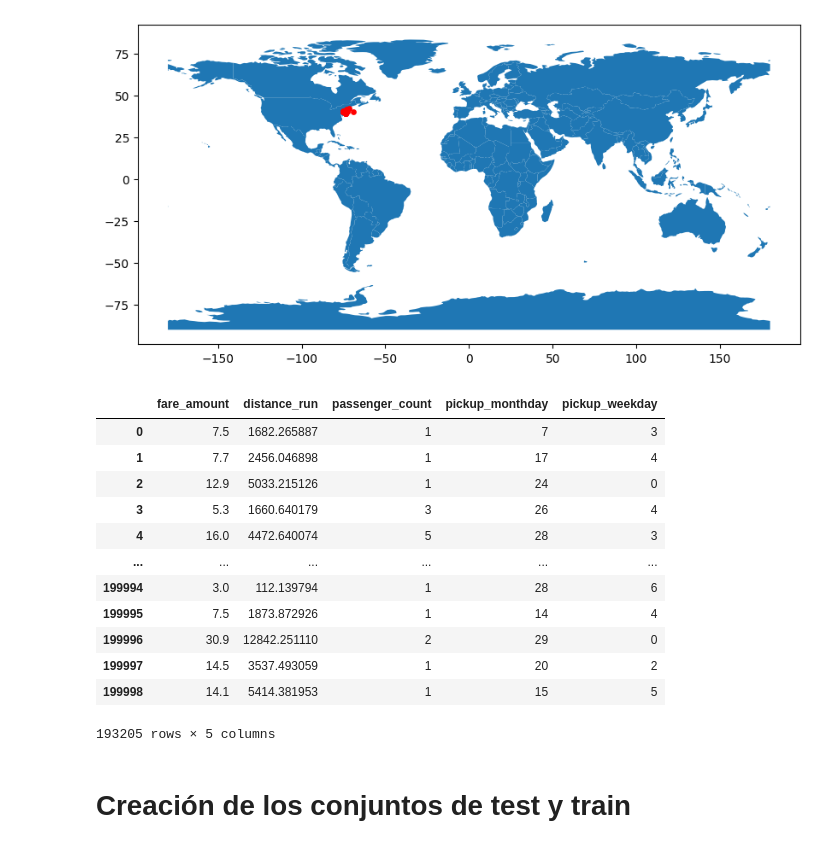
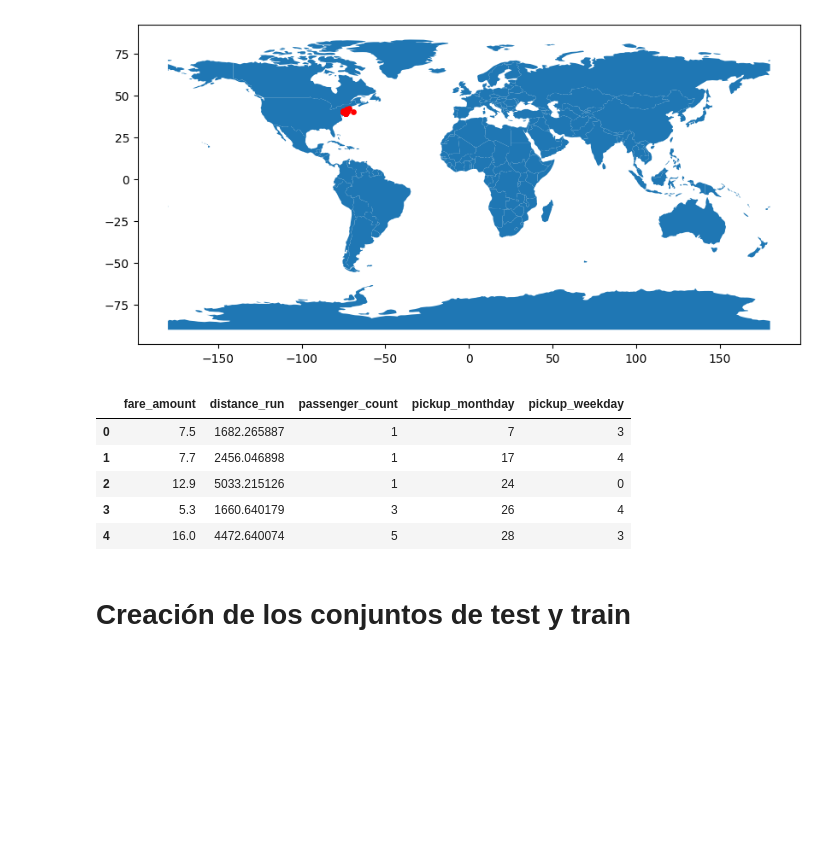
Before and after one commit to gag1005/Mineria-de-datos, a Jupyter notebook: practica3/practica3.ipynb, the cells around one changed output. Drawn from its saved outputs; the diff is of its cells as text; code cells hidden in the pictures; blank space fills up the shorter version.

```diff
--- a/practica3/practica3.ipynb
+++ b/practica3/practica3.ipynb
@@ -105,7 +98,9 @@ Datos a eliminar:
 # %%
 df.drop(df[df['distance_run'] > 60000].index, inplace=True)
 df.drop(df[df['distance_run'] < 10].index, inplace=True)
-df.drop(df[df['fare_amount'] > 100].index, inplace=True)
+df.drop(df[df['fare_amount'] > 1000].index, inplace=True)
 df.drop(df[df['fare_amount'] < 1].index, inplace=True)
 df.drop(df[df['pickup_latitude'] > 50].index, inplace=True)
 df.drop(df[df['pickup_latitude'] < 10].index, inplace=True)
+df.drop(df[df['dropoff_latitude'] > 50].index, inplace=True)
+df.drop(df[df['dropoff_latitude'] < 10].index, inplace=True)
@@ -136,21 +117,14 @@ gdf.plot(ax=world.plot(figsize=(10, 6)), marker='o', color='red', markersize=15)
 # %%
 df = df.drop(['pickup_longitude', 'pickup_latitude', 'dropoff_longitude', 'dropoff_latitude'], axis=1 )
 # %%
-df
+df.head()
 # %% [output]
 |  | fare_amount | distance_run | passenger_count | pickup_monthday | pickup_weekday |
 | 0 | 7.5 | 1682.265887 | 1 | 7 | 3 |
 | 1 | 7.7 | 2456.046898 | 1 | 17 | 4 |
 | 2 | 12.9 | 5033.215126 | 1 | 24 | 0 |
 | 3 | 5.3 | 1660.640179 | 3 | 26 | 4 |
 | 4 | 16.0 | 4472.640074 | 5 | 28 | 3 |
-| ... | ... | ... | ... | ... | ... |
-| 199994 | 3.0 | 112.139794 | 1 | 28 | 6 |
-| 199995 | 7.5 | 1873.872926 | 1 | 14 | 4 |
-| 199996 | 30.9 | 12842.251110 | 2 | 29 | 0 |
-| 199997 | 14.5 | 3537.493059 | 1 | 20 | 2 |
-| 199998 | 14.1 | 5414.381953 | 1 | 15 | 5 |
-193205 rows × 5 columns
 # %% [markdown]
 # Creación de los conjuntos de test y train
 # %%
```
Also changed, not shown: parts of 7 cells of this notebook, 1 other file.
